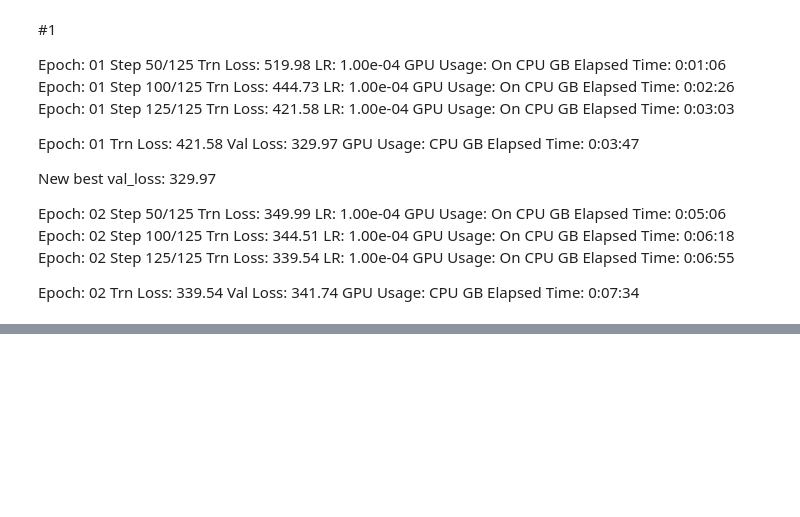
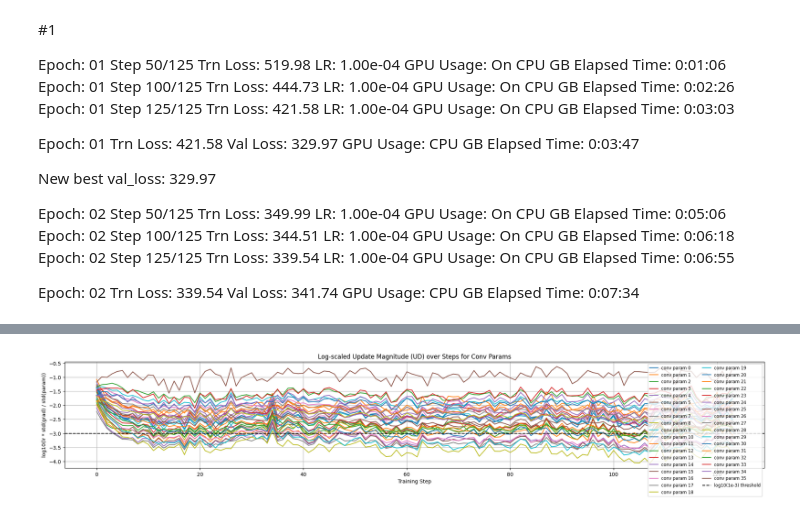
Before and after one commit to kxk254/mit, a Jupyter notebook: UNCWave/oneconvnxt.ipynb, the cells around one changed output, grey strips where cells are left out. Cells and saved outputs as stored; diff of their text form; code cells hidden in the pictures; blank space fills up the shorter version.

```diff
--- a/UNCWave/oneconvnxt.ipynb
+++ b/UNCWave/oneconvnxt.ipynb
@@ -591,3 +742,24 @@ Epoch: 02  Trn Loss: 339.54  Val Loss: 341.74  GPU Usage: CPU GB  Elapsed Time:
+# %%
+ud_array = np.array(ud)
+
+plt.figure(figsize=(20, 4))
+
+for i in range(ud_array.shape[1]):  # loop over conv params
+    y = ud_array[:, i]
+    # Skip param if contains any NaN or infinite values
+    if np.all(np.isfinite(y)):
+        plt.plot(y, label=f'conv param {i}')
+
+plt.axhline(-3, color='k', linestyle='--', label='log10(1e-3) threshold')
+plt.title("Log-scaled Update Magnitude (UD) over Steps for Conv Params")
+plt.xlabel("Training Step")
+plt.ylabel("log10(lr * std(grad) / std(param))")
+plt.legend(loc='upper right', fontsize='small', ncol=2)
+plt.grid(True)
+plt.tight_layout()
+plt.show()
+# %% [output]
+[figure, added]
 # %%
 
 import csv
```
Also changed, not shown: parts of 5 cells of this notebook, 2 other files.
